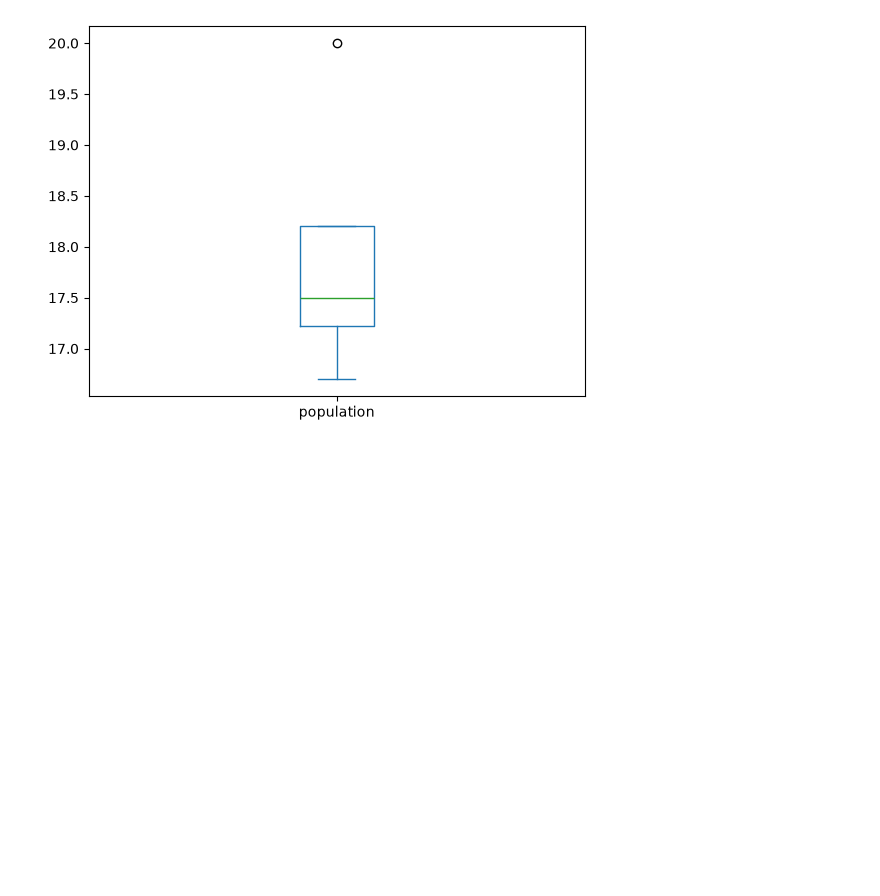
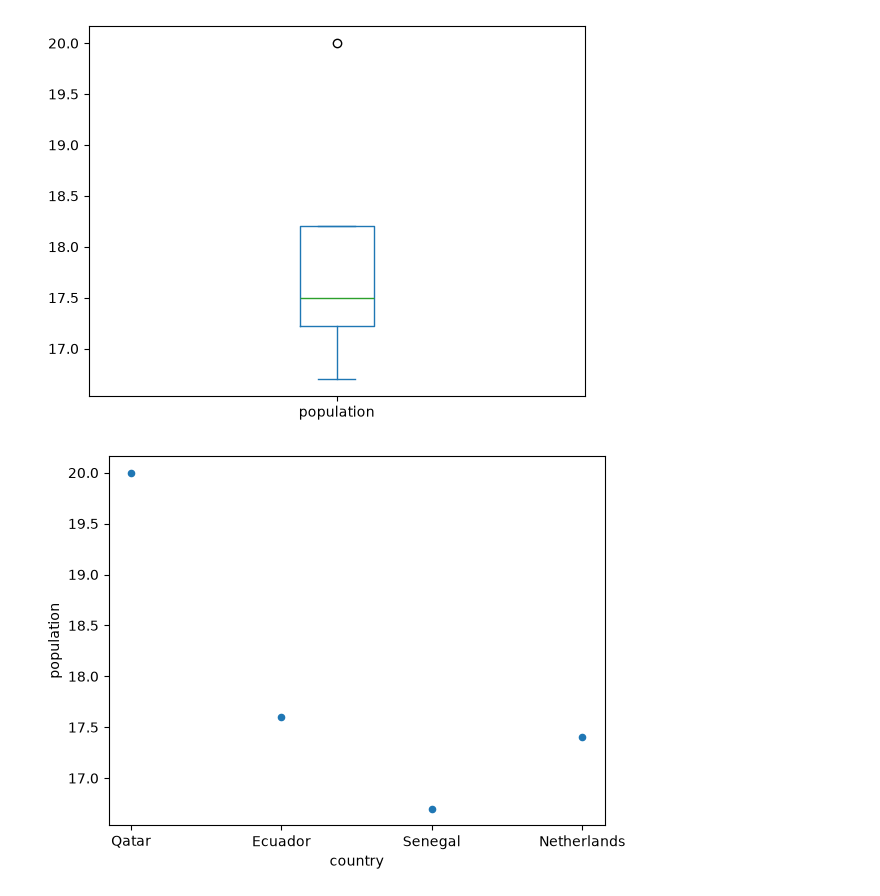
Before and after one commit to yasinmillers/pro_Ai, a Jupyter notebook: nupydemo.ipynb, the cells around one changed output. Saved outputs shown, nothing was run; the diff lists cells and outputs as text; code cells hidden in the pictures; blank space fills up the shorter version.

```diff
--- a/nupydemo.ipynb
+++ b/nupydemo.ipynb
@@ -406,3 +406,8 @@ df.plot(x='country', y='population', kind='box')
 plt.show()
 # %% [output]
 [figure]
+# %%
+df.plot(x='country', y='population', kind='scatter')
+plt.show()
+# %% [output]
+[figure, added]
```
Also changed, not shown: parts of 1 cell of this notebook.
